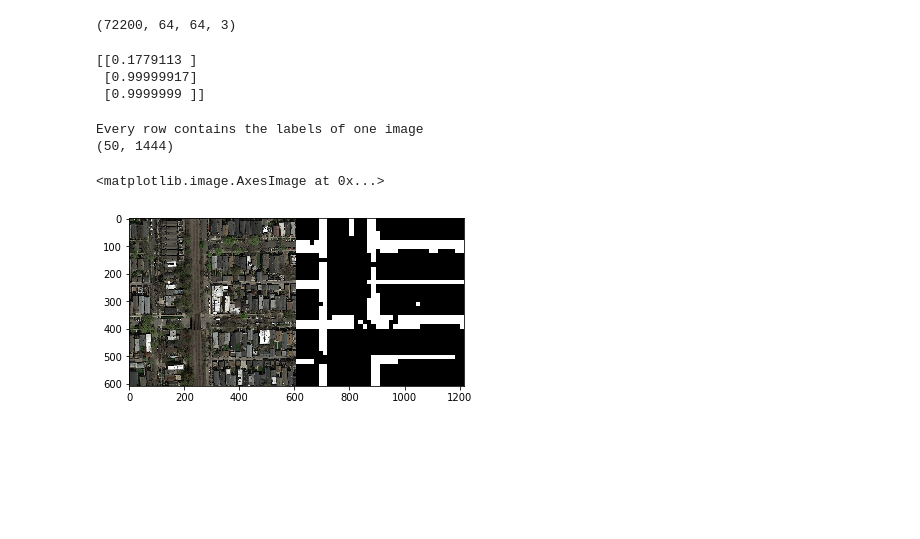
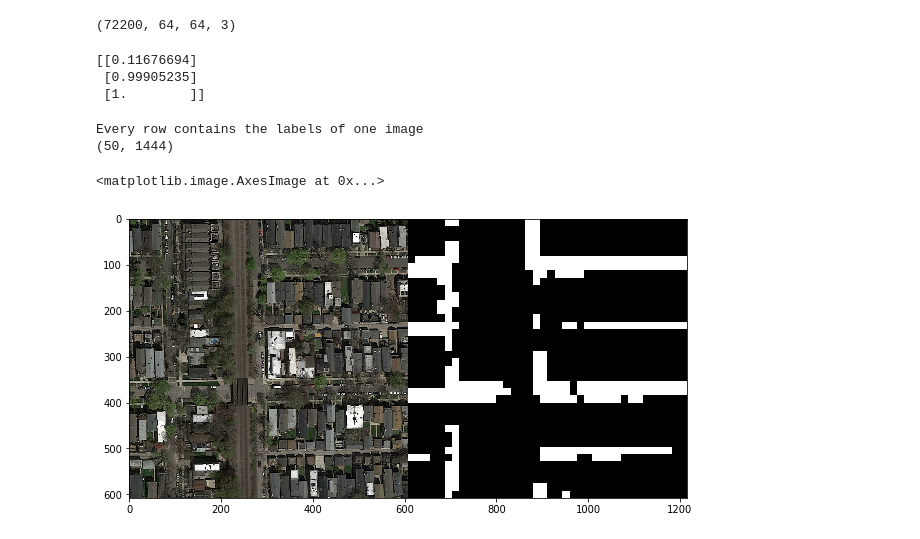
Before and after one commit to LeonardoPollina/ML_project_2, a Jupyter notebook: src/CNN_Nicola.ipynb, the cells around one changed output. Drawn from its saved outputs; the diff is of its cells as text; code cells hidden in the pictures; blank space fills up the shorter version.

Commit message:
LeakyRelu, 813

```diff
--- a/src/CNN_Nicola.ipynb
+++ b/src/CNN_Nicola.ipynb
@@ -97,36 +97,44 @@ def create_model():
     # BLOCK 1: 2 conv + pooling
     model.add(Convolution2D(32, (3,3),
                             input_shape = ( input_size, input_size, 3),
-                            padding = 'SAME' , activation='relu'))
+                            padding = 'SAME'))
+    model.add(LeakyReLU(alpha=0.1))
     model.add(Convolution2D(32, (3,3),
-                            padding = 'SAME' , activation='relu'))
+                            padding = 'SAME'))
+    model.add(LeakyReLU(alpha=0.1))
     model.add(MaxPooling2D((2, 2), strides=(2, 2)))
 
     # BLOCK 2: 2 conv + pooling
     model.add(Convolution2D(64, (3,3),
                             input_shape = ( input_size, input_size, 3),
-                            padding = 'SAME' , activation='relu'))
+                            padding = 'SAME'))
+    model.add(LeakyReLU(alpha=0.1))
     model.add(Convolution2D(64, (3,3),
-                            padding = 'SAME' , activation='relu'))
+                            padding = 'SAME'))
+    model.add(LeakyReLU(alpha=0.1))
     model.add(MaxPooling2D((2, 2), strides=(2, 2)))
 
     # BLOCK 3: 3 conv + pooling
     model.add(Convolution2D(128, (3,3),
                             input_shape = ( input_size, input_size, 3),
-                            padding = 'SAME' , activation='relu'))
+                            padding = 'SAME'))
+    model.add(LeakyReLU(alpha=0.1))
     model.add(Convolution2D(128, (3,3),
-                            padding = 'SAME' , activation='relu'))
+                            padding = 'SAME'))
+    model.add(LeakyReLU(alpha=0.1))
     model.add(Convolution2D(128, (3,3),
-                            padding = 'SAME' , activation='relu'))
+                            padding = 'SAME'))
     model.add(MaxPooling2D((2, 2), strides=(2, 2)))
 
     # Skip the BLOCK 4, otherwise the dimensions are shrinked too much, I think
 
     # Final BLOCK
     model.add(Flatten())
-    model.add(Dense(1024, activation='relu'))
+    model.add(Dense(1024))
+    model.add(LeakyReLU(alpha=0.1))
     model.add(Dropout(0.5))
-    model.add(Dense(512, activation='relu'))
+    model.add(Dense(512))
+    model.add(LeakyReLU(alpha=0.1))
     model.add(Dropout(0.5))
     model.add(Dense(units = 1, activation = 'sigmoid'))
 
@@ -357,9 +365,9 @@ model.load_weights(NameWeights)
 test_prediction = model.predict(test_inputs)
 print(test_prediction[0:3])
 # %% [output]
-[[0.1779113 ]
- [0.99999917]
- [0.9999999 ]]
+[[0.11676694]
+ [0.99905235]
+ [1.        ]]
 # %%
 test_predicted_labels = ( (test_prediction > 0.5) * 1 ).flatten()
 test_labels = test_predicted_labels.reshape(50,-1)
@@ -371,10 +379,11 @@ Every row contains the labels of one image
 # %%
 #check the prediction on the image IDX
 IDX = 16
 im = label_to_img(608, 608, 16, 16, test_labels[IDX])
+plt.figure(figsize=[10,20])
 plt.imshow(concatenate_images(test_images_not_padded[IDX], im))
 # %% [output]
 <matplotlib.image.AxesImage at 0x...>
-[figure, old version]
+[figure, new version]
 # %%
 MY_masks_to_submission(SubmissionName, test_labels)
```
Also changed, not shown: parts of 3 cells of this notebook.
